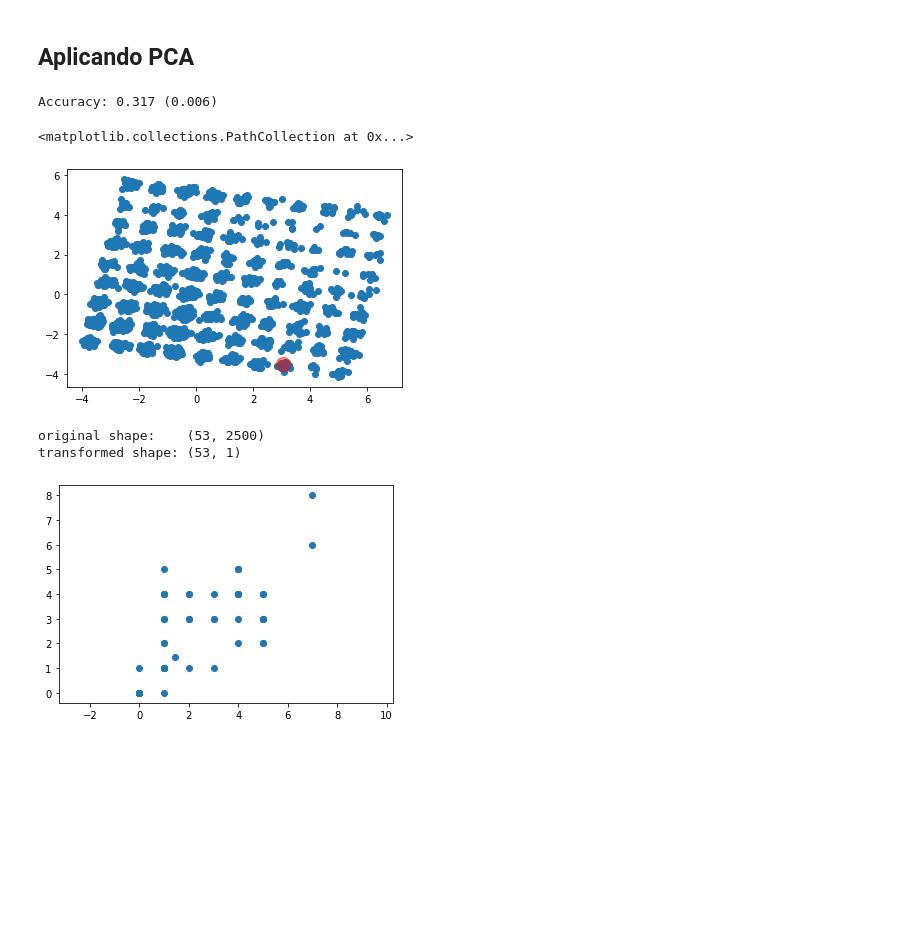
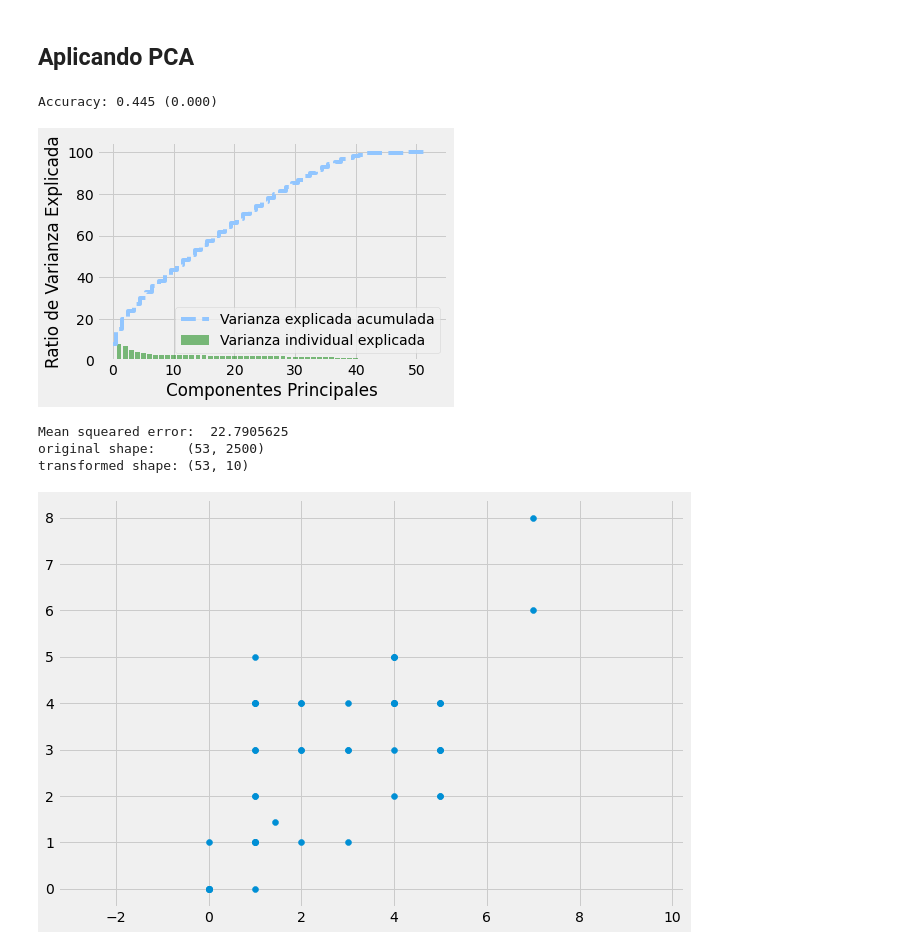
Before and after one commit to migueldemollet/ApCLaboratorio, a Jupyter notebook: Practica1.ipynb, the cells around one changed output. Drawn from its saved outputs; the diff is of its cells as text; code cells hidden in the pictures; blank space fills up the shorter version.

```diff
--- a/Practica1.ipynb
+++ b/Practica1.ipynb
@@ -505,8 +516,8 @@ transformed = pca.transform(data)
 steps = [('pca', PCA(n_components=1)), ('m', LogisticRegression())]
 model = Pipeline(steps=steps)
 cv = RepeatedStratifiedKFold(n_splits=10, n_repeats=5, random_state=1)
-n_scores = cross_val_score(model, X_train,y_train, scoring='accuracy', cv=cv, n_jobs=-1, error_score='raise')
+n_scores = cross_val_score(model, Xpca,ypca, scoring='accuracy', cv=cv, n_jobs=-1, error_score='raise')
 # Calculamos el Accuracy y el rendimiento
 print('Accuracy: %.3f (%.3f)' % (mean(n_scores), std(n_scores)))
 # %% [output]
-Accuracy: 0.317 (0.006)
+Accuracy: 0.445 (0.000)
@@ -513,30 +538,44 @@ Accuracy: 0.317 (0.006)
+# %%
+# A partir de los autovalores, calculamos la varianza explicada
+tot = sum(eig_vals)
+var_exp = [(i / tot)*100 for i in sorted(eig_vals, reverse=True)]
+cum_var_exp = np.cumsum(var_exp)
+
+with plt.style.context('seaborn-pastel'):
+    plt.figure(figsize=(6, 4))
+
+    plt.bar(range(1,53), var_exp[:52], alpha=0.5, align='center',label='Varianza individual explicada', color='g')
+    plt.step(range(53), cum_var_exp, where='mid', linestyle='--', label='Varianza explicada acumulada')
+    plt.ylabel('Ratio de Varianza Explicada')
+    plt.xlabel('Componentes Principales')
+    plt.legend(loc='best')
+    plt.tight_layout()
+# %% [output]
+[figure, added]
 # %%
-# Entrenamiento modelo PCA con escalado de los datos
-#Vuelvo añadir la columna 'q1_1.personal.opinion.of.this.Deodorant'
-dataset['q1_1.personal.opinion.of.this.Deodorant']=y_multiple
-pca = PCA(n_components=2)
-pca.fit(dataset.values)
-pcaX=pca.transform(dataset.values)
-plt.scatter(pcaX[:, 0], pcaX[:, 1])
-plt.scatter([pcaX[10][0]], [pcaX[10][1]],s=[200], c=["r"], alpha=0.5)
+#pca = PCA(n_components=2)
+#pca.fit(dataset.values)
+#pcaX=pca.transform(dataset.values)
+#plt.scatter(pcaX[:, 0], pcaX[:, 1])
+#plt.scatter([pcaX[0][0]], [pcaX[0][1]],s=[200], c=["r"], alpha=0.5)
+#plt.axis('equal')
-# %% [output]
-<matplotlib.collections.PathCollection at 0x...>
-[figure, removed]
 # %%
 rng = np.random.RandomState(1)
 X = dataset.values.T
 plt.scatter(X[:, 0], X[:, 1])
-plt.axis('equal');
+plt.axis('equal')
 
-pca = PCA(n_components=1)
+pca = PCA(n_components=10)
 pca.fit(X)
 X_pca = pca.transform(X)
+print("Mean squeared error: ", mean_squared_error(X_train, y_train))
 print("original shape:   ", X.shape)
 print("transformed shape:", X_pca.shape)
 # %% [output]
+Mean squeared error:  22.7905625
 original shape:    (53, 2500)
-transformed shape: (53, 1)
+transformed shape: (53, 10)
-[figure, old version]
+[figure, new version]
 # %%
 X_new = pca.inverse_transform(X_pca)
 plt.scatter(X[:, 0], X[:, 1], alpha=0.2)
```
Also changed, not shown: parts of 29 cells of this notebook.
